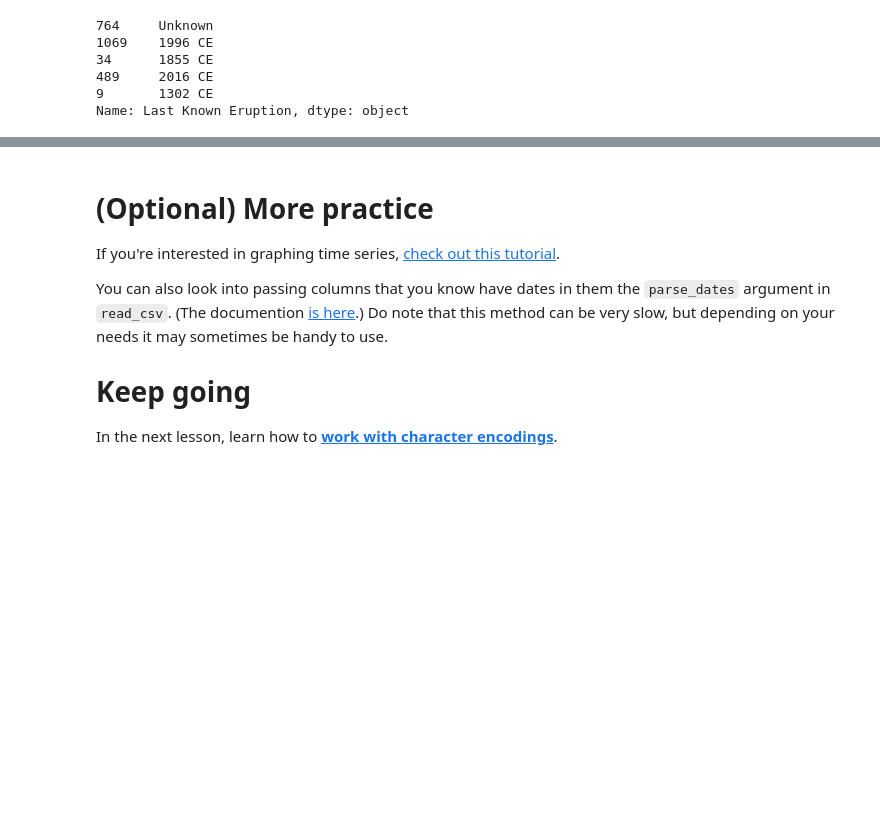
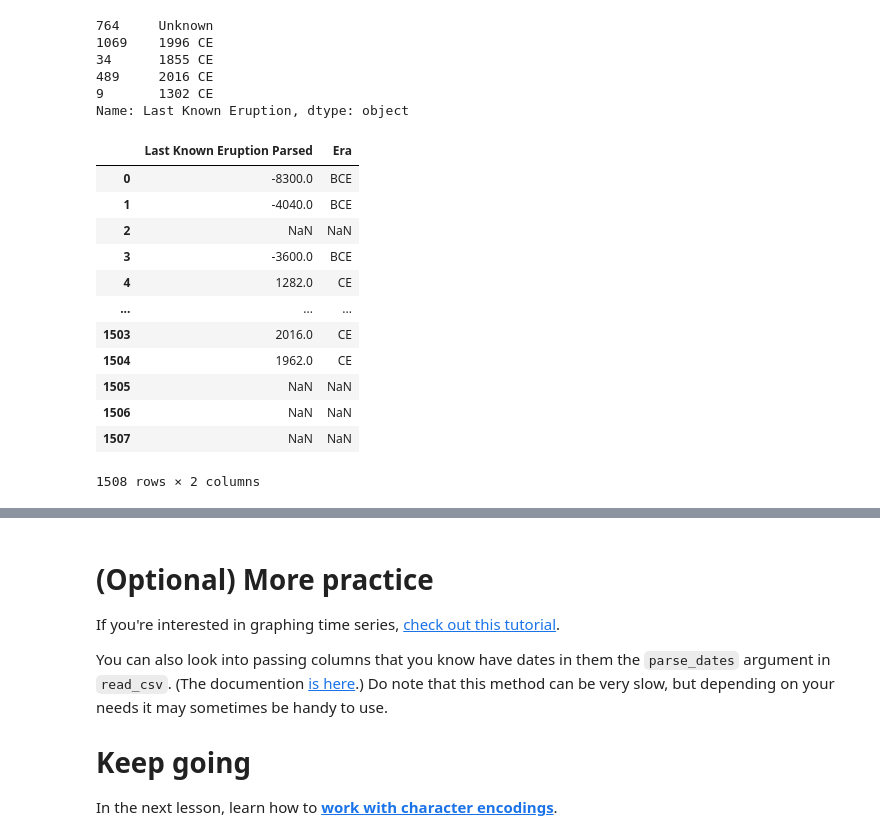
Before and after one commit to PascalWetzel/Kaggle-courses, a Jupyter notebook: data_cleaning/03-parsing-dates.ipynb, the cells around one changed output, grey strips where cells are left out. Drawn from its saved outputs; the diff is of its cells as text; code cells hidden in the pictures; blank space fills up the shorter version.

```diff
--- a/data_cleaning/03-parsing-dates.ipynb
+++ b/data_cleaning/03-parsing-dates.ipynb
@@ -208,3 +209,22 @@ volcanos['Last Known Eruption'].sample(5)
 489     2016 CE
 9       1302 CE
 Name: Last Known Eruption, dtype: object
+# %%
+volcanos["Era"] = volcanos['Last Known Eruption'].str.split(" ").str[1]
+volcanos["Last Known Eruption Parsed"] = pd.to_numeric(volcanos['Last Known Eruption'].str.split(" ").str[0], errors="coerce")
+volcanos.loc[volcanos["Era"] == "BCE", "Last Known Eruption Parsed"] *= -1
+volcanos[["Last Known Eruption Parsed", "Era"]]
+# %% [output]
+|  | Last Known Eruption Parsed | Era |
+| 0 | -8300.0 | BCE |
+| 1 | -4040.0 | BCE |
+| 2 | NaN | NaN |
+| 3 | -3600.0 | BCE |
+| 4 | 1282.0 | CE |
+| ... | ... | ... |
+| 1503 | 2016.0 | CE |
+| 1504 | 1962.0 | CE |
+| 1505 | NaN | NaN |
+| 1506 | NaN | NaN |
+| 1507 | NaN | NaN |
+1508 rows × 2 columns
```
Also changed, not shown: parts of 2 cells of this notebook.
